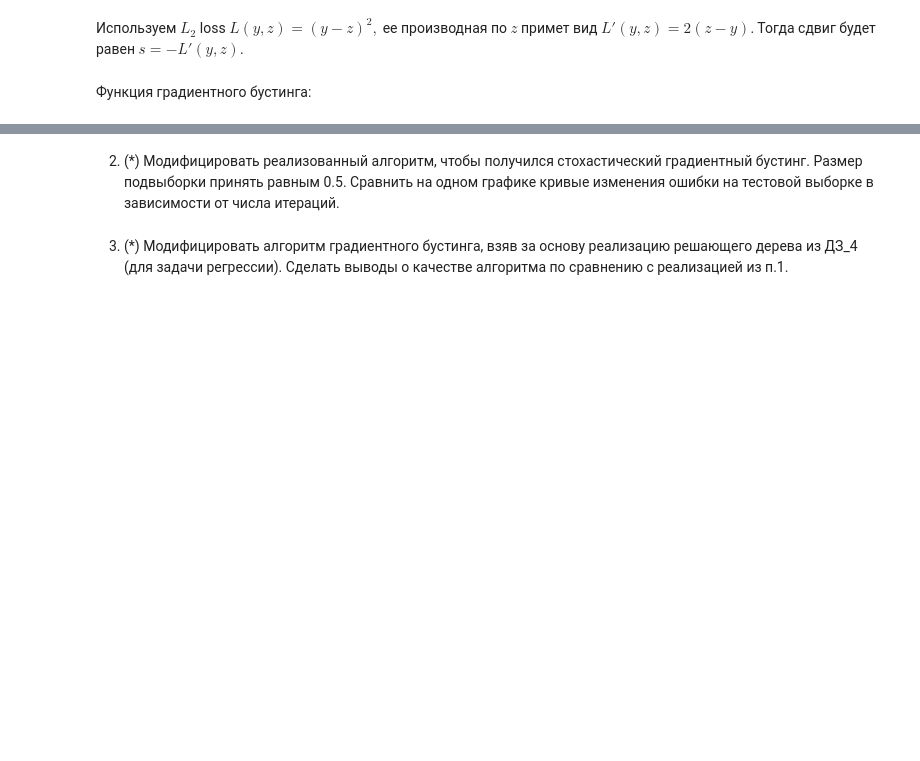
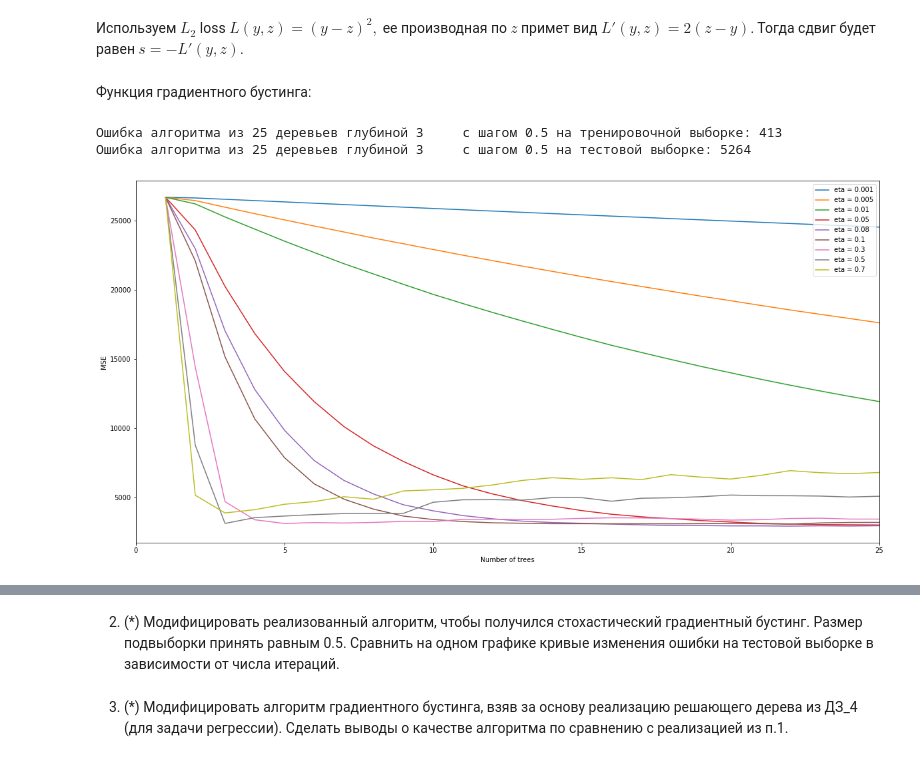
Before and after one commit to adurzin/Algoritms, a Jupyter notebook: HW_lesson_6.ipynb, the cells around one changed output, grey strips where cells are left out. Cells and saved outputs as stored; diff of their text form; code cells hidden in the pictures; blank space fills up the shorter version.

```diff
--- a/HW_lesson_6.ipynb
+++ b/HW_lesson_6.ipynb
@@ -31,7 +31,7 @@ def gb_predict(X, trees_list, coef_list, eta):
         eta * coef * alg.predict([x])[0] for alg, coef in zip(trees_list, coef_list)])
                      for x in X])
 # %%
-def mean_squared_error(y_real, predictrion):
+def mean_squared_error(y_real, prediction):
     return (sum((y_real - prediction) ** 2)) / len(y_real)
 # %% [markdown]
 Используем $L_{2}$ loss $L(y, z) = (y-z)^{2},$ ее производная по $z$ примет вид $L'(y, z) = 2(z-y)$. Тогда сдвиг будет равен $s =- L'(y, z)$.
@@ -59,3 +59,29 @@ def gb_fit(n_trees, max_depth, X_train, X_test, y_train, y_test, coefs, eta):
         if len(trees) == 0:
             # обучаем первое дерево на обучающей выборке
             tree.fit(X_train, y_train)
+
+            train_errors.append(mean_squared_error(y_train, gb_predict(X_train, trees, coefs, eta)))
+            test_errors.append(mean_squared_error(y_test, gb_predict(X_test, trees, coefs, eta)))
+        else:
+            # Получим ответы на текущей позиции
+            z_train = gb_predict(X_train, trees, coefs, eta)
+
+            # алгоритмы, начиная со второго, обучаем на сдвиг
+            tree.fit(X_train, bias(y_train, z_train))
+
+            train_errors.append(mean_squared_error(y_train, gb_predict(X_train, trees, coefs, eta)))
+            test_errors.append(mean_squared_error(y_test, gb_predict(X_test, trees, coefs, eta)))
+
+        trees.append(tree)
+
+    return trees, train_errors, test_errors
+# %%
+n_trees = 25
+
+coefs = [1] * n_trees
+
+max_depth = 3
+
+eta = 0.5
+# %%
+trees, train_errors, test_errors = gb_fit(n_trees, max_depth, X_train, X_test, y_train, y_test, coefs, eta)
@@ -61,0 +100,5 @@ def gb_fit(n_trees, max_depth, X_train, X_test, y_train, y_test, coefs, eta):
+# %%
+evaluate_alg(X_train, X_test, y_train, y_test, trees, coefs, eta)
+# %% [output]
+Ошибка алгоритма из 25 деревьев глубиной 3     с шагом 0.5 на тренировочной выборке: 413
+Ошибка алгоритма из 25 деревьев глубиной 3     с шагом 0.5 на тестовой выборке: 5264
@@ -61,0 +117,12 @@ def gb_fit(n_trees, max_depth, X_train, X_test, y_train, y_test, coefs, eta):
+# %%
+a = [0.001, 0.005, 0.01, 0.05, 0.08, 0.1, 0.3, 0.5, 0.7]
+plt.figure(figsize=(20, 10))
+for eta in a:
+    plt.xlabel('Number of trees')
+    plt.ylabel('MSE')
+    plt.xlim(0, n_trees)
+    trees, train_errors, test_errors = gb_fit(n_trees, max_depth, X_train, X_test, y_train, y_test, coefs, eta)
+    plt.plot(list(range(1, n_trees+1)), test_errors, label=f'eta = {eta}')
+    plt.legend(loc='upper right')
+# %% [output]
+[figure, added]
```
Also changed, not shown: parts of 8 cells of this notebook, 1 other file.
